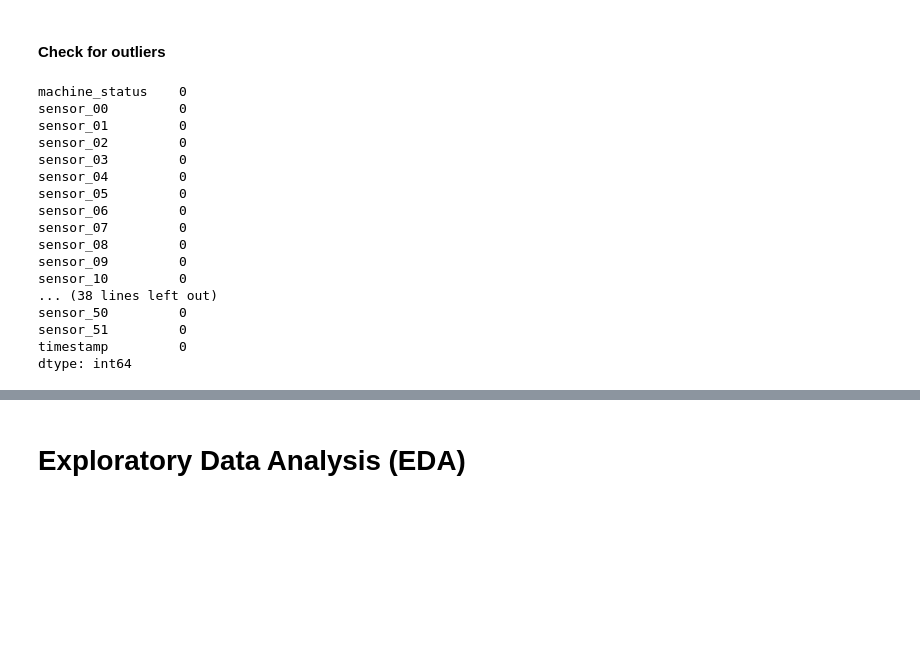
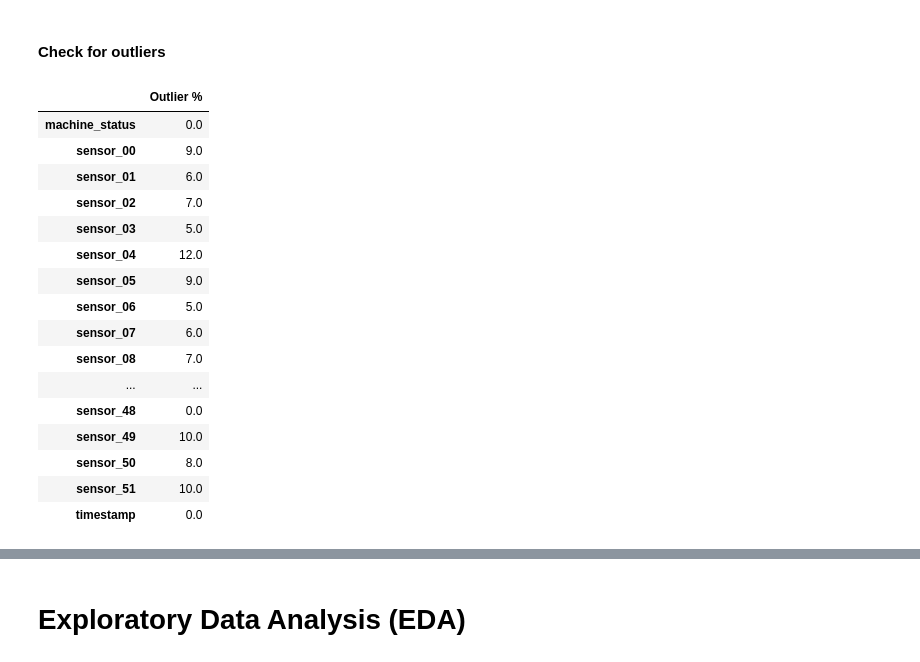
Before and after one commit to piotr-druzdzel/LSTM-for-Time-Series-Sensor-Data, a Jupyter notebook: main.ipynb, the cells around one changed output, grey strips where cells are left out. Drawn from its saved outputs; the diff is of its cells as text; code cells hidden in the pictures; blank space fills up the shorter version.

```diff
--- a/main.ipynb
+++ b/main.ipynb
@@ -141,30 +141,34 @@ Name: machine_status, dtype: int64
 # %%
 Q1 = df.quantile(0.25) # lower percentile
 Q3 = df.quantile(0.75) # upper percentile
 
 # Inter-Quartile Range
 IQR = Q3 - Q1
 
 # Any data point less than the Lower Bound or more than the Upper Bound is considered as an outlier
 lower_bound = Q1 - 1.5 * IQR
 upper_bound = Q3 + 1.5 * IQR
 
-((df < lower_bound) | (df > upper_bound)).isna().sum()
+is_outlier = ((df < lower_bound) | (df > upper_bound))
+
+outlier_percentage = round(is_outlier.sum()/is_outlier.shape[0], 2)*100
+outlier_df = pd.DataFrame(outlier_percentage, columns=['Outlier %'])
+outlier_df
 # %% [output]
-machine_status    0
-sensor_00         0
-sensor_01         0
-sensor_02         0
-sensor_03         0
-sensor_04         0
-sensor_05         0
-sensor_06         0
-sensor_07         0
-sensor_08         0
-sensor_09         0
-sensor_10         0
-... (38 lines left out)
-sensor_50         0
-sensor_51         0
-timestamp         0
-dtype: int64
+|  | Outlier % |
+| machine_status | 0.0 |
+| sensor_00 | 9.0 |
+| sensor_01 | 6.0 |
+| sensor_02 | 7.0 |
+| sensor_03 | 5.0 |
+| sensor_04 | 12.0 |
+| sensor_05 | 9.0 |
+| sensor_06 | 5.0 |
+| sensor_07 | 6.0 |
+| sensor_08 | 7.0 |
+| ... | ... |
+| sensor_48 | 0.0 |
+| sensor_49 | 10.0 |
+| sensor_50 | 8.0 |
+| sensor_51 | 10.0 |
+| timestamp | 0.0 |
```
Also changed, not shown: parts of 2 cells of this notebook.
